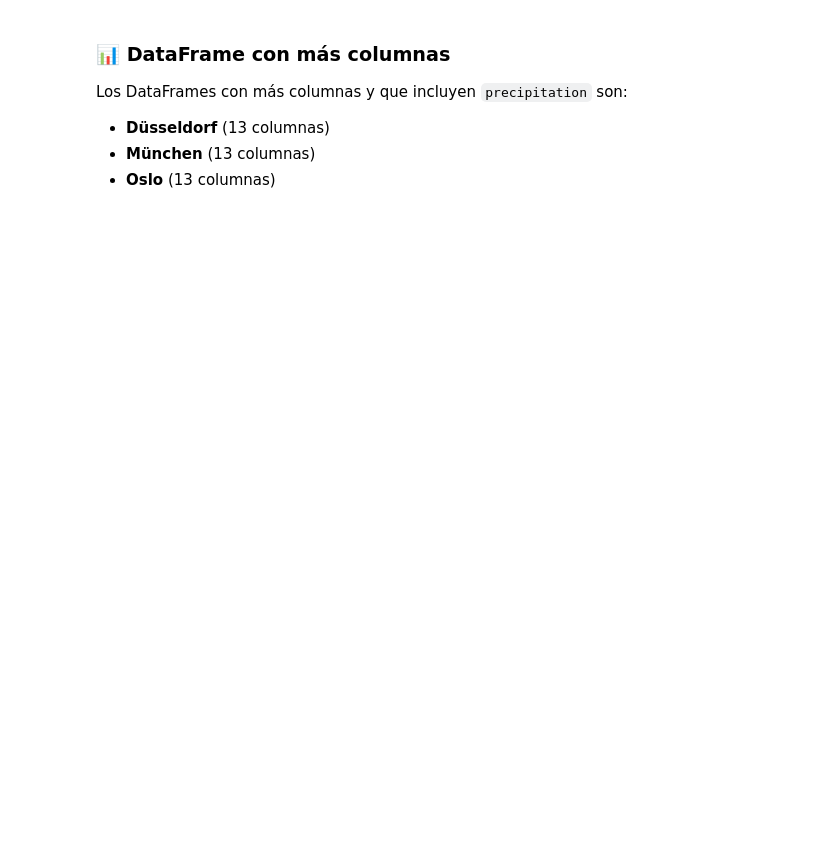
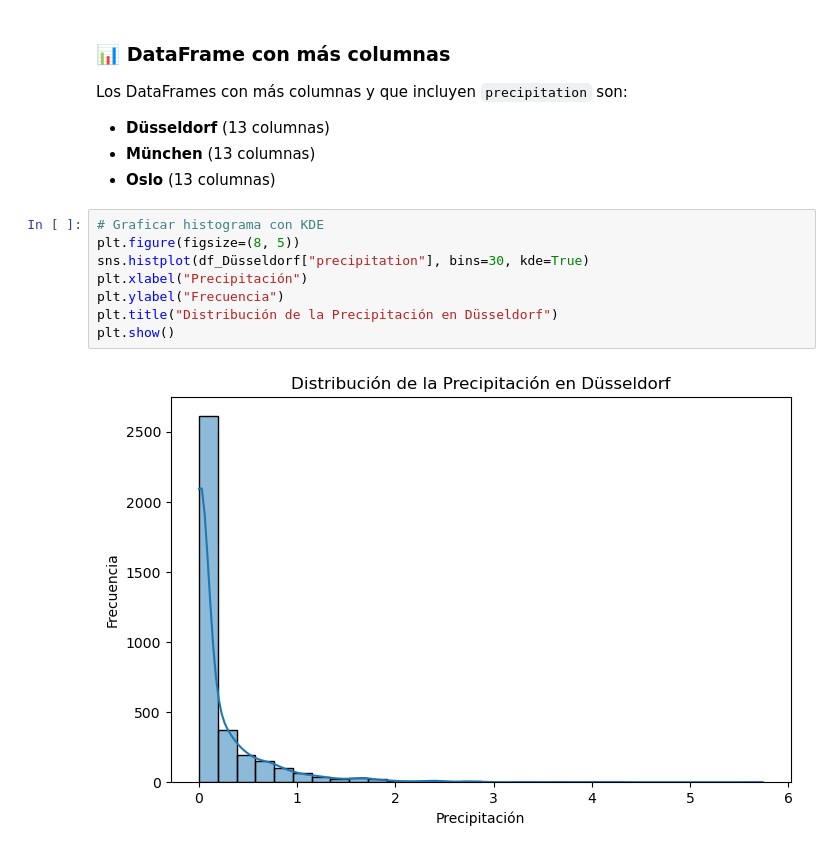
Before and after one commit to AugustoCabrera/DataScienceDiploma, a Jupyter notebook: SPLIT 2/main.ipynb, the cells around one changed output. Saved outputs shown, nothing was run; the diff lists cells and outputs as text; blank space fills up the shorter version.

```diff
--- a/SPLIT 2/main.ipynb
+++ b/SPLIT 2/main.ipynb
@@ -615,3 +630,13 @@ Los DataFrames con más columnas y que incluyen `precipitation` son:
 - **Düsseldorf** (13 columnas)
 - **München** (13 columnas)
 - **Oslo** (13 columnas)
+# %%
+# Graficar histograma con KDE
+plt.figure(figsize=(8, 5))
+sns.histplot(df_Düsseldorf["precipitation"], bins=30, kde=True)
+plt.xlabel("Precipitación")
+plt.ylabel("Frecuencia")
+plt.title("Distribución de la Precipitación en Düsseldorf")
+plt.show()
+# %% [output]
+[figure, added]
```
Also changed, not shown: parts of 60 cells of this notebook, 1 other file.
